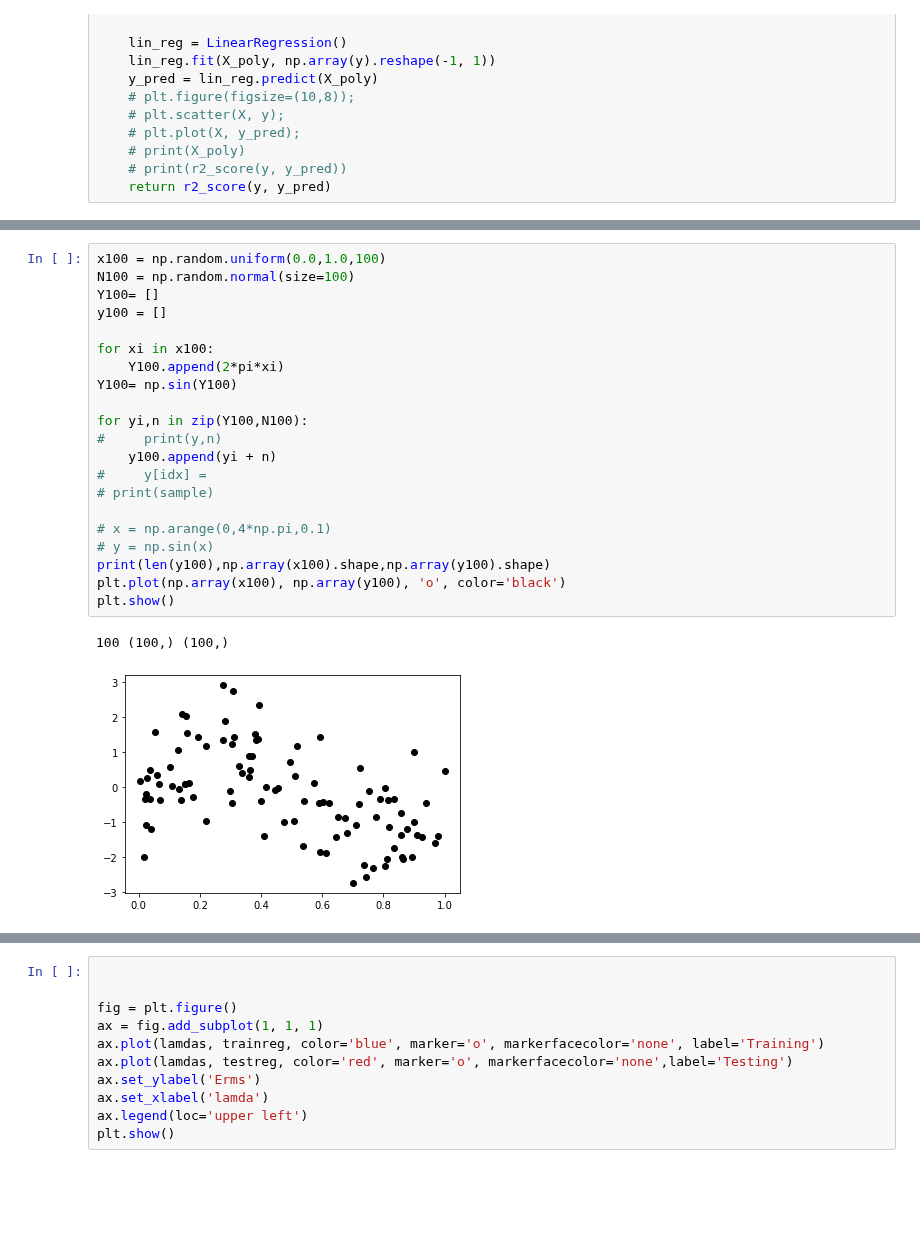
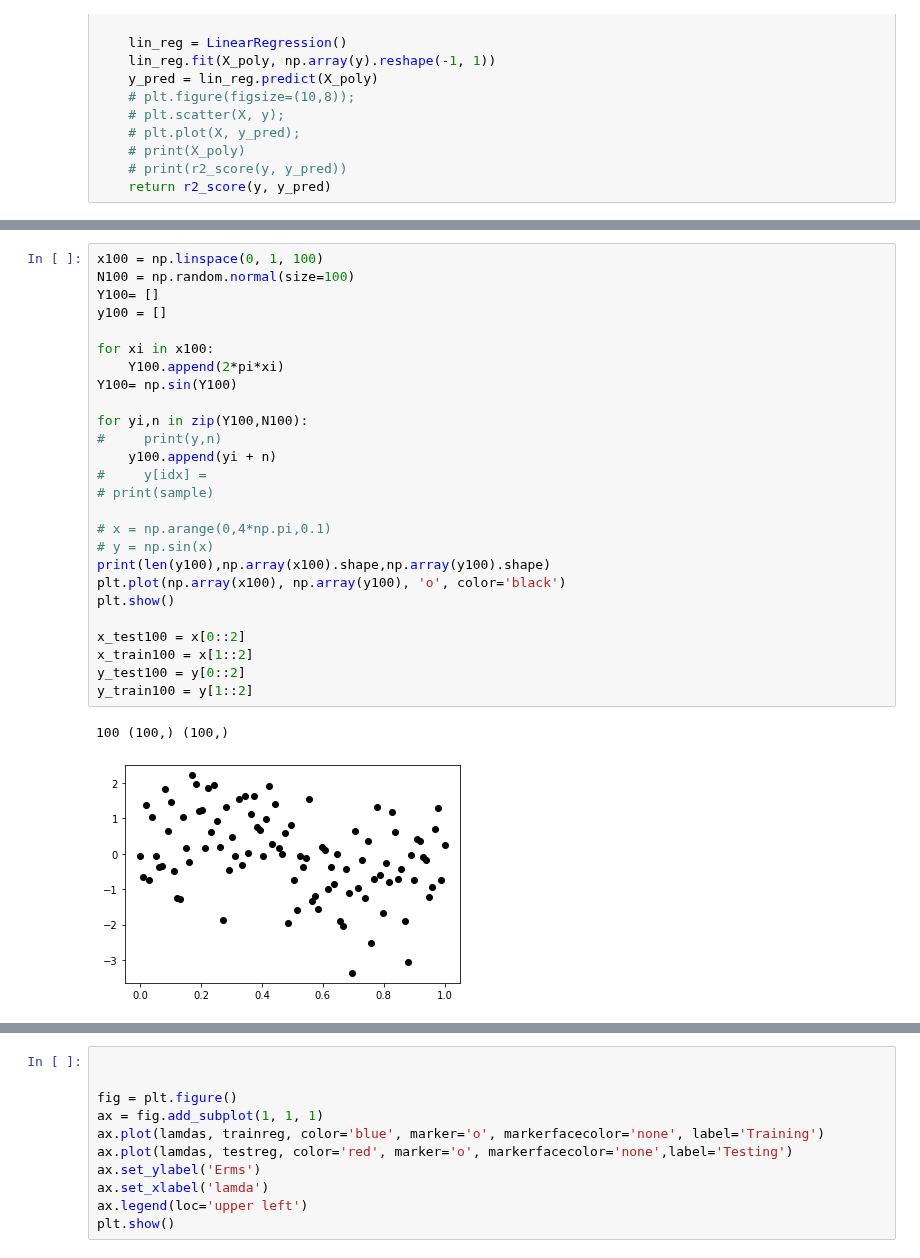
Before and after one commit to shah-bhavik204/personal-homepage, a Jupyter notebook: static/files/DM-assignment1.ipynb, the cells around one changed output, grey strips where cells are left out. Saved outputs shown, nothing was run; the diff lists cells and outputs as text; blank space fills up the shorter version.

```diff
--- a/static/files/DM-assignment1.ipynb
+++ b/static/files/DM-assignment1.ipynb
@@ -144,27 +162,32 @@ plt.show()
 # %%
-x100 = np.random.uniform(0.0,1.0,100)
+x100 = np.linspace(0, 1, 100)
 N100 = np.random.normal(size=100)
 Y100= []
 y100 = []
 
 for xi in x100:
     Y100.append(2*pi*xi)
 Y100= np.sin(Y100)
 
 for yi,n in zip(Y100,N100):
 #     print(y,n)
     y100.append(yi + n)
 #     y[idx] =
 # print(sample)
 
 # x = np.arange(0,4*np.pi,0.1)
 # y = np.sin(x)
 print(len(y100),np.array(x100).shape,np.array(y100).shape)
 plt.plot(np.array(x100), np.array(y100), 'o', color='black')
 plt.show()
+
+x_test100 = x[0::2]
+x_train100 = x[1::2]
+y_test100 = y[0::2]
+y_train100 = y[1::2]
 # %% [output]
 100 (100,) (100,)
-[figure, old version]
+[figure, new version]
 # %%
 p9 = np.polyfit(x100,y100,9)
 plt.plot(x100,y100,'o')
```
Also changed, not shown: parts of 6 cells of this notebook, 1 other file.
